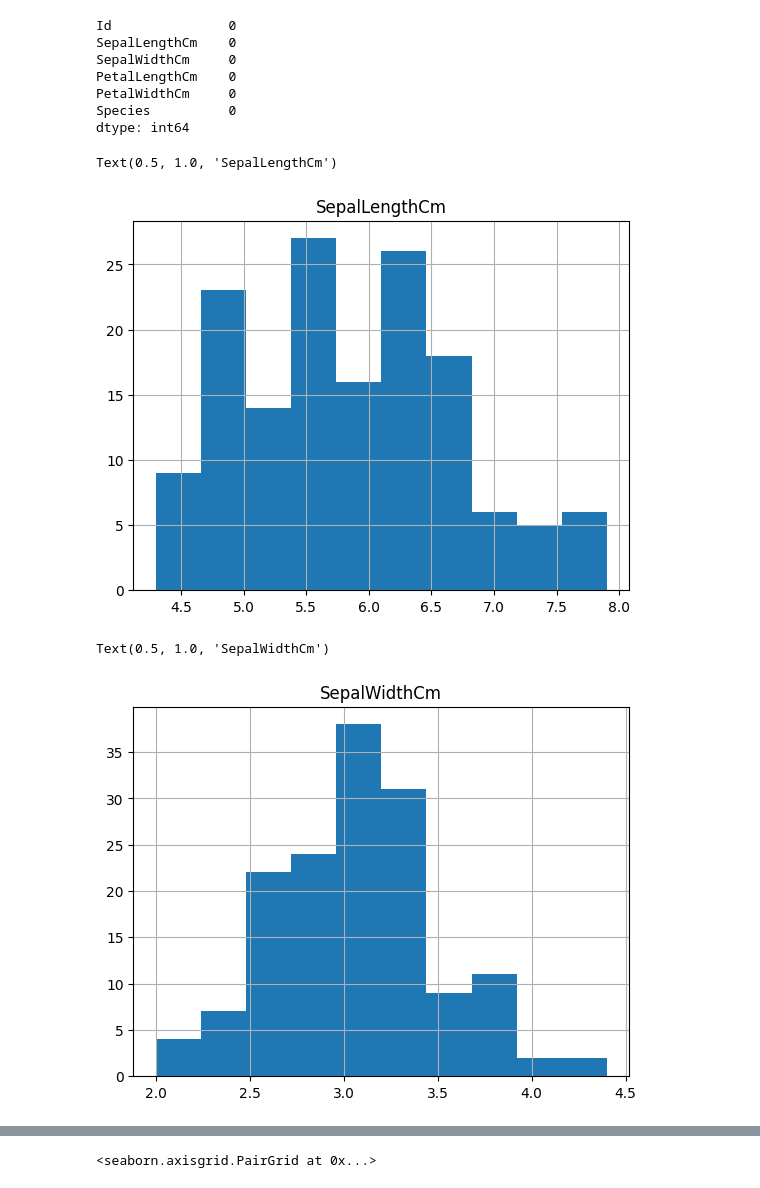
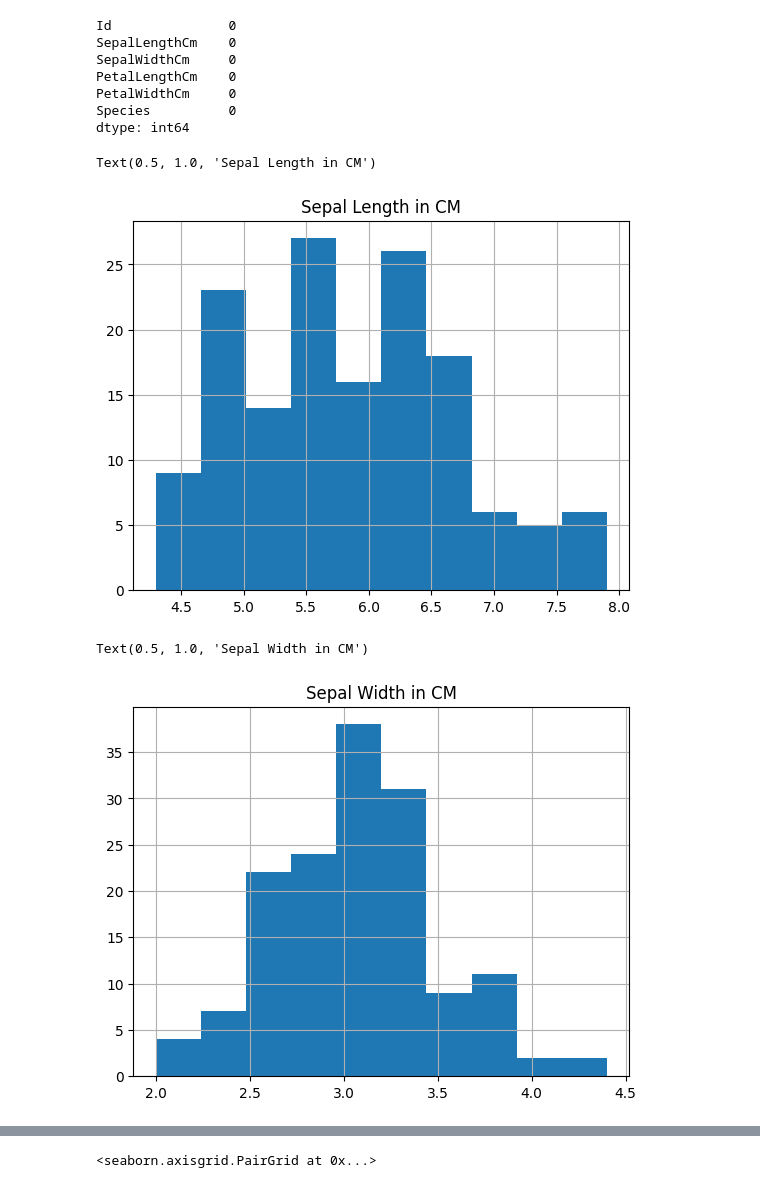
Before and after one commit to aalhadramteke/CodeAlpha_Iris-Flower-Classification, a Jupyter notebook: main.ipynb, the cells around one changed output, grey strips where cells are left out. Cells and saved outputs as stored; diff of their text form; code cells hidden in the pictures.

```diff
--- a/main.ipynb
+++ b/main.ipynb
@@ -80,15 +80,15 @@ Species          0
 dtype: int64
 # %%
 df['SepalLengthCm'].hist()
-plt.title('SepalLengthCm')
+plt.title('Sepal Length in CM')
 # %% [output]
-Text(0.5, 1.0, 'SepalLengthCm')
+Text(0.5, 1.0, 'Sepal Length in CM')
-[figure, old version]
+[figure, new version]
 # %%
 df['SepalWidthCm'].hist()
-plt.title('SepalWidthCm')
+plt.title('Sepal Width in CM')
 # %% [output]
-Text(0.5, 1.0, 'SepalWidthCm')
+Text(0.5, 1.0, 'Sepal Width in CM')
-[figure, old version]
+[figure, new version]
 # %%
 df['PetalLengthCm'].hist()
```
Also changed, not shown: parts of 2 cells of this notebook.
